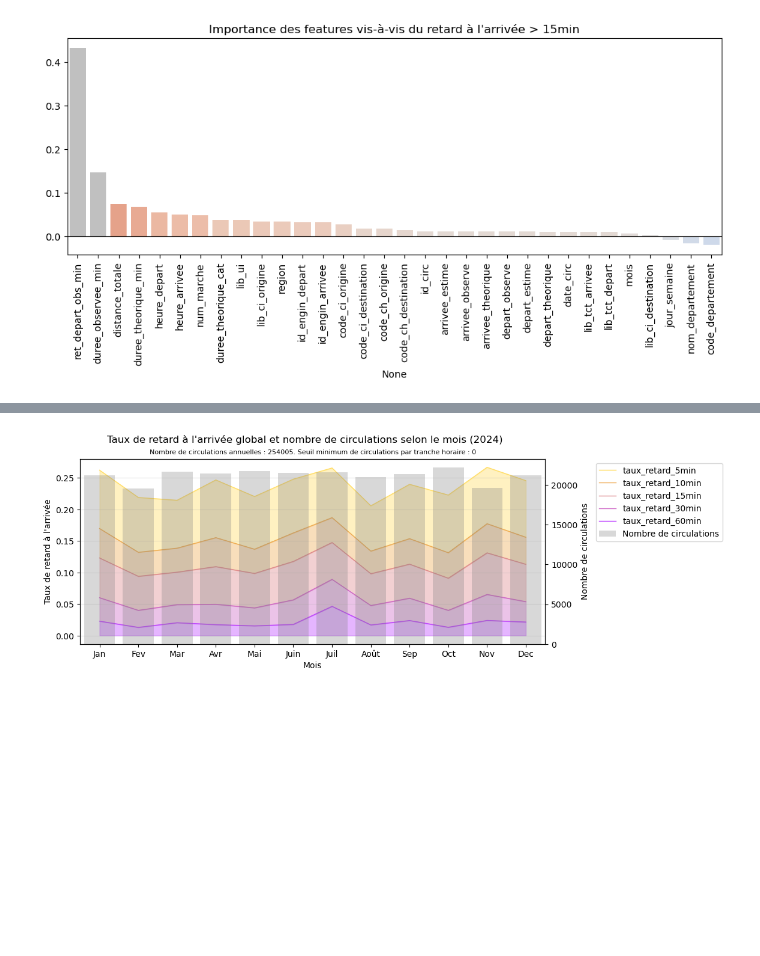
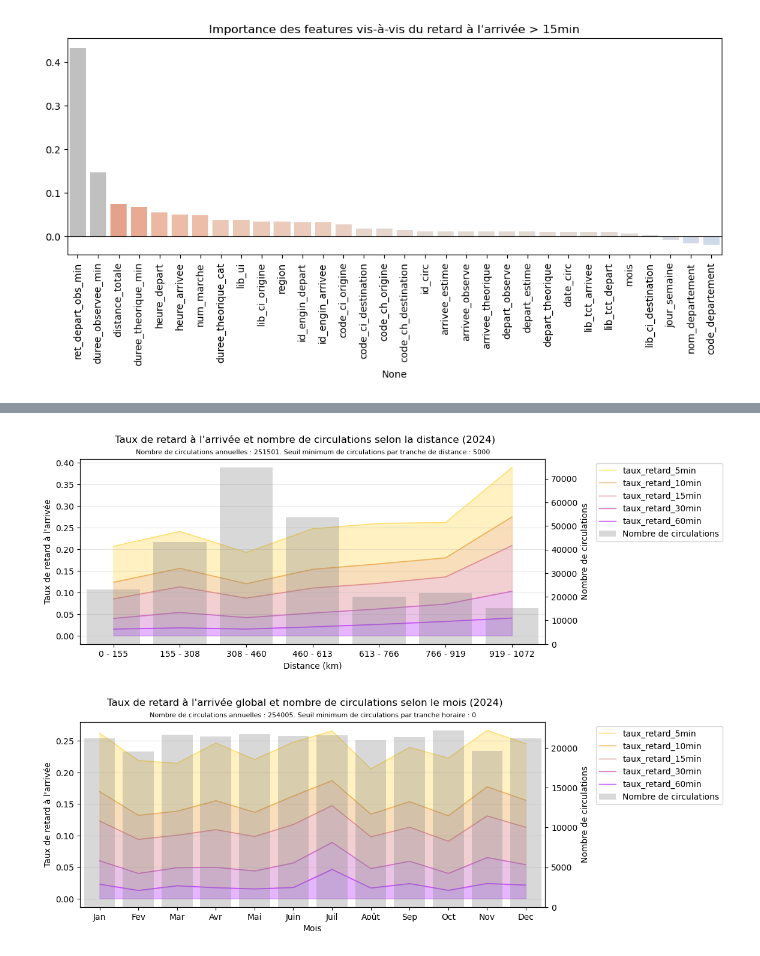
Before and after one commit to Gallien-e/analyse-retard-sncf, a Jupyter notebook: notebooks/2-EDA-2024.ipynb, the cells around one changed output, grey strips where cells are left out. Saved outputs shown, nothing was run; the diff lists cells and outputs as text; code cells hidden in the pictures; blank space fills up the shorter version.

```diff
--- a/notebooks/2-EDA-2024.ipynb
+++ b/notebooks/2-EDA-2024.ipynb
@@ -497,3 +520,71 @@ plt.show()
+# %%
+# Taux de ratrd selon la distance
+df_copy = df.copy()
+# Répartition des distances totales
+# df_copy['distance_totale'].plot(kind='hist', bins=20)
+
+seuil_trajets = 5000 # nombre minimal de trajets pour considérer la donnée comme pertinente
+
+# Ajout d'une variable catégorielle pour la distance
+df_copy['distance_totale_cat'] = pd.cut(df_copy['distance_totale'], bins=10)
+
+# Probabilité d'être en retard à l'arrivée selon la distance
+stats = df_copy.groupby(["distance_totale_cat"], observed=False).agg(
+    retard_arrivee_moyen = ('ret_arrivee_obs_min', 'mean'),
+    retard_arrivee_median = ('ret_arrivee_obs_min', 'median'),
+    taux_retard_5min = ('ret_arrivee_5min', 'mean'),
+    taux_retard_10min = ('ret_arrivee_10min', 'mean'),
+    taux_retard_15min = ('ret_arrivee_15min', 'mean'),
+    taux_retard_30min = ('ret_arrivee_30min', 'mean'),
+    taux_retard_60min = ('ret_arrivee_60min', 'mean'),
+    nb_circ = ('id_circ', 'count')
+)
+
+stats = stats.reset_index()
+
+# élimine les tranches de distance avec peu de circulations pour éviter le bruit
+stats = stats[stats["nb_circ"] > seuil_trajets]
+
+# Graphique :
+plt.figure(figsize=(10, 4))
+plt.suptitle(f"Taux de retard à l'arrivée et nombre de circulations selon la distance (2024)")
+plt.title(f"Nombre de circulations annuelles : {stats['nb_circ'].sum()}. Seuil minimum de circulations par tranche de distance : {seuil_trajets}", fontsize=8)
+plt.xlabel("Distance (km)")
+
+# Taux de retard
+ax = plt.gca()
+colors = ["#ffde66", '#efad57', '#df8b8f', '#cf69c7', '#bf47ff']
+lineplot = sns.lineplot(data=stats[["taux_retard_5min", "taux_retard_10min", "taux_retard_15min",
+                                    "taux_retard_30min", "taux_retard_60min"]],
+                        palette=colors, dashes=False, markers=False, linewidth=1, ax=ax)
+ax.fill_between(stats.index, stats["taux_retard_5min"], stats["taux_retard_10min"], color=colors[0], alpha=0.4)
+ax.fill_between(stats.index, stats["taux_retard_10min"], stats["taux_retard_15min"], color=colors[1], alpha=0.4)
+ax.fill_between(stats.index, stats["taux_retard_15min"], stats["taux_retard_30min"], color=colors[2], alpha=0.4)
+ax.fill_between(stats.index, stats["taux_retard_30min"], stats["taux_retard_60min"], color=colors[3], alpha=0.4)
+ax.fill_between(stats.index, stats["taux_retard_60min"], 0, color=colors[4], alpha=0.4)
+ax.set_ylabel("Taux de retard à l'arrivée")
+ax.grid(axis='y', alpha=0.3)
+
+# Nombre de circulations
+ax2 = ax.twinx()
+barplot = sns.barplot(data=stats["nb_circ"], ax=ax2, color="gray", alpha=0.3, label="Nombre de circulations")
+ax2.set_ylabel("Nombre de circulations")
+
+# Légende
+handles1, labels1 = ax.get_legend_handles_labels()
+handles2, labels2 = ax2.get_legend_handles_labels()
+ax.legend(handles1 + handles2, labels1 + labels2, loc="upper left", bbox_to_anchor=(1.1, 1))
+
+# Labels
+x_labels = [f"{int(interval.left/1000)} - {int(interval.right/1000)}" for interval in stats["distance_totale_cat"]]
+ax.set_xticks(range(len(x_labels)))
+ax.set_xticklabels(x_labels, fontsize=10)
+
+plt.show()
+
+# constat : le taux de retard semble légèrement augmenter avec la distance
+# %% [output]
+[figure, added]
 # %%
 ### Taux de retard à l'arrivée global et nombre de circulations selon le mois (2024)
 
```
Also changed, not shown: parts of 12 cells of this notebook, 1 other file.
